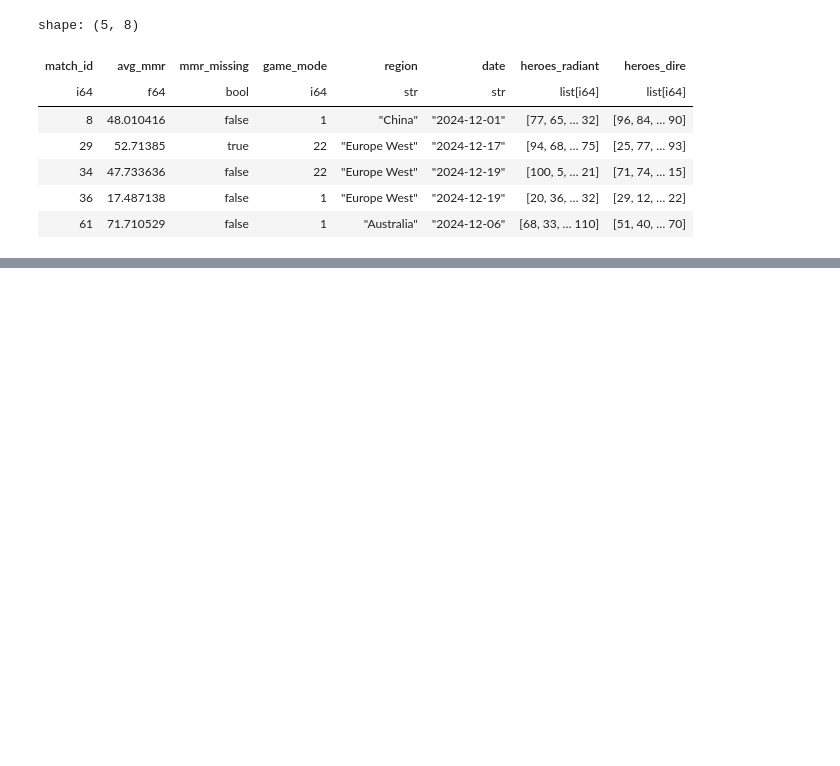
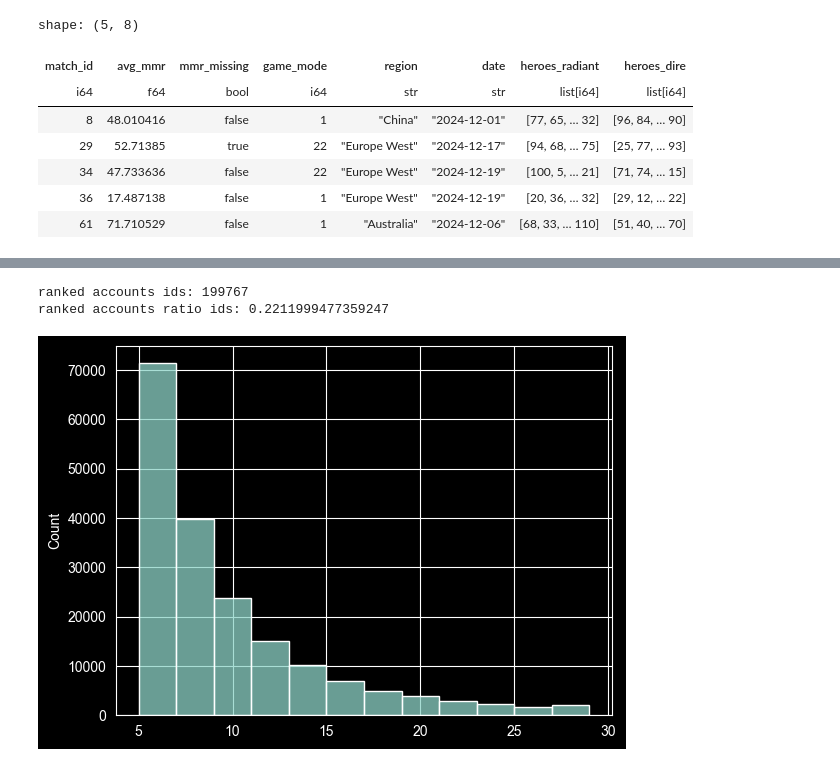
Before and after one commit to Pavel-pers/ml_dota_linreg, a Jupyter notebook: homework-practice-03-base.ipynb, the cells around one changed output, grey strips where cells are left out. Cells and saved outputs as stored; diff of their text form; code cells hidden in the pictures; blank space fills up the shorter version.

```diff
--- a/homework-practice-03-base.ipynb
+++ b/homework-practice-03-base.ipynb
@@ -1401,0 +1473,9 @@ test_with_heroes_col_df.write_parquet('data/artifacts/test_with_heroes_col_df.pa
+# %%
+train_account_ids = prepared_players_df['account_id'].unique()
+unique_test_account_ids = test_players_df['account_id'].unique()
+print('unique accounts in test df:', unique_test_account_ids.len())
+unique_train_account_ids = train_players_df['account_id'].unique()
+print('unique accounts in train df:', unique_train_account_ids.len())
+intersect_test_train_account_ids = unique_test_account_ids.filter(
+    unique_test_account_ids.is_in(unique_train_account_ids.implode()))
+print('unique accounts in intersection df:', intersect_test_train_account_ids.len())
@@ -1401,0 +1507,11 @@ test_with_heroes_col_df.write_parquet('data/artifacts/test_with_heroes_col_df.pa
+# %%
+ranked_accounts_ids = account_games_count.filter(pl.col('games_played') >= 5)['account_id'].unique()
+print('ranked accounts ids:', ranked_accounts_ids.len())
+print('ranked accounts ratio ids:', ranked_accounts_ids.len() / unique_train_account_ids.len())
+sns.histplot(account_games_count.filter(pl.col('account_id').is_in(ranked_accounts_ids.implode()))['games_played'],
+             bins=range(5, 30, 2), kde=False)
+plt.show()
+# %% [output]
+ranked accounts ids: 199767
+ranked accounts ratio ids: 0.2211999477359247
+[figure, added]
```
Also changed, not shown: parts of 32 cells of this notebook, 8 other files.
